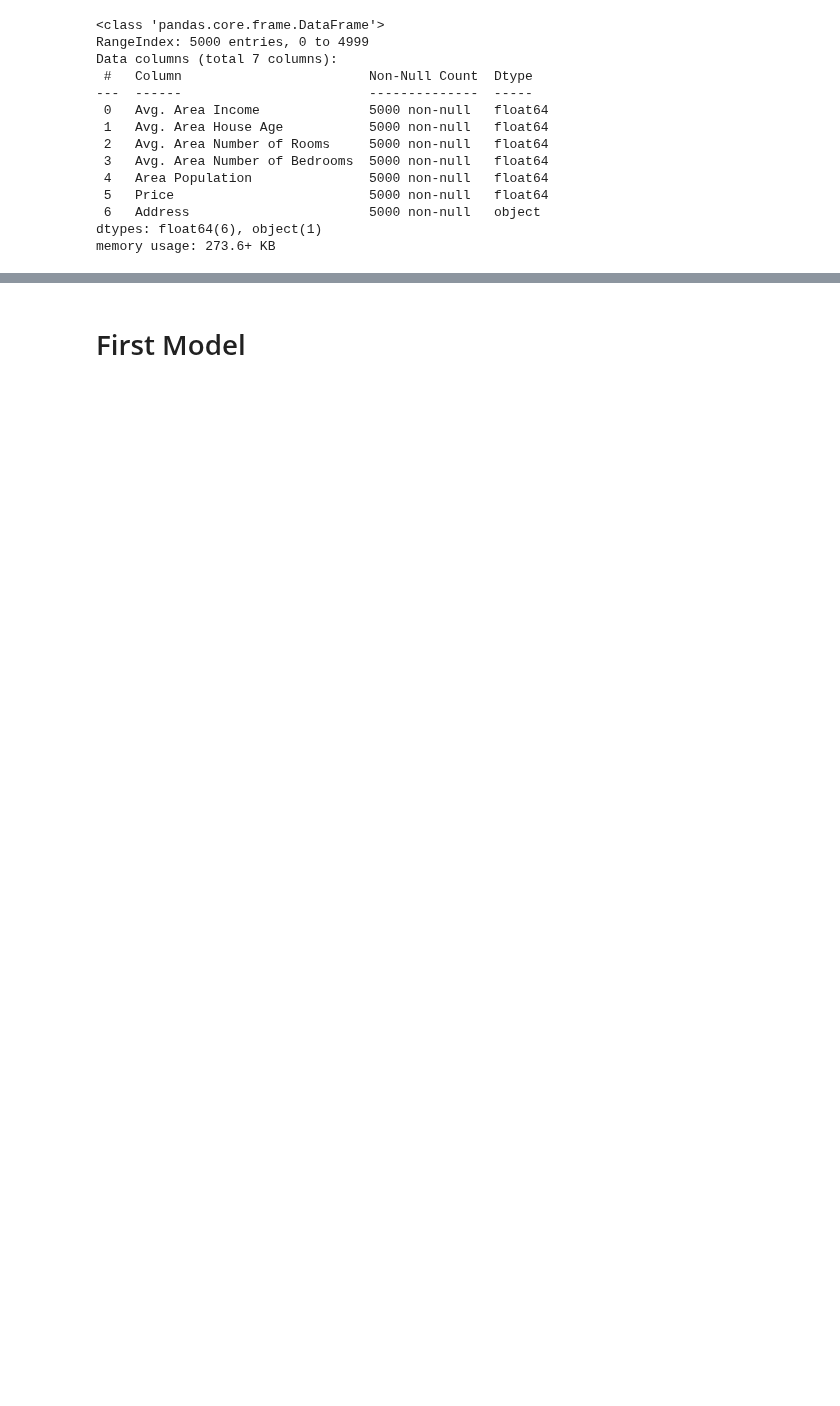
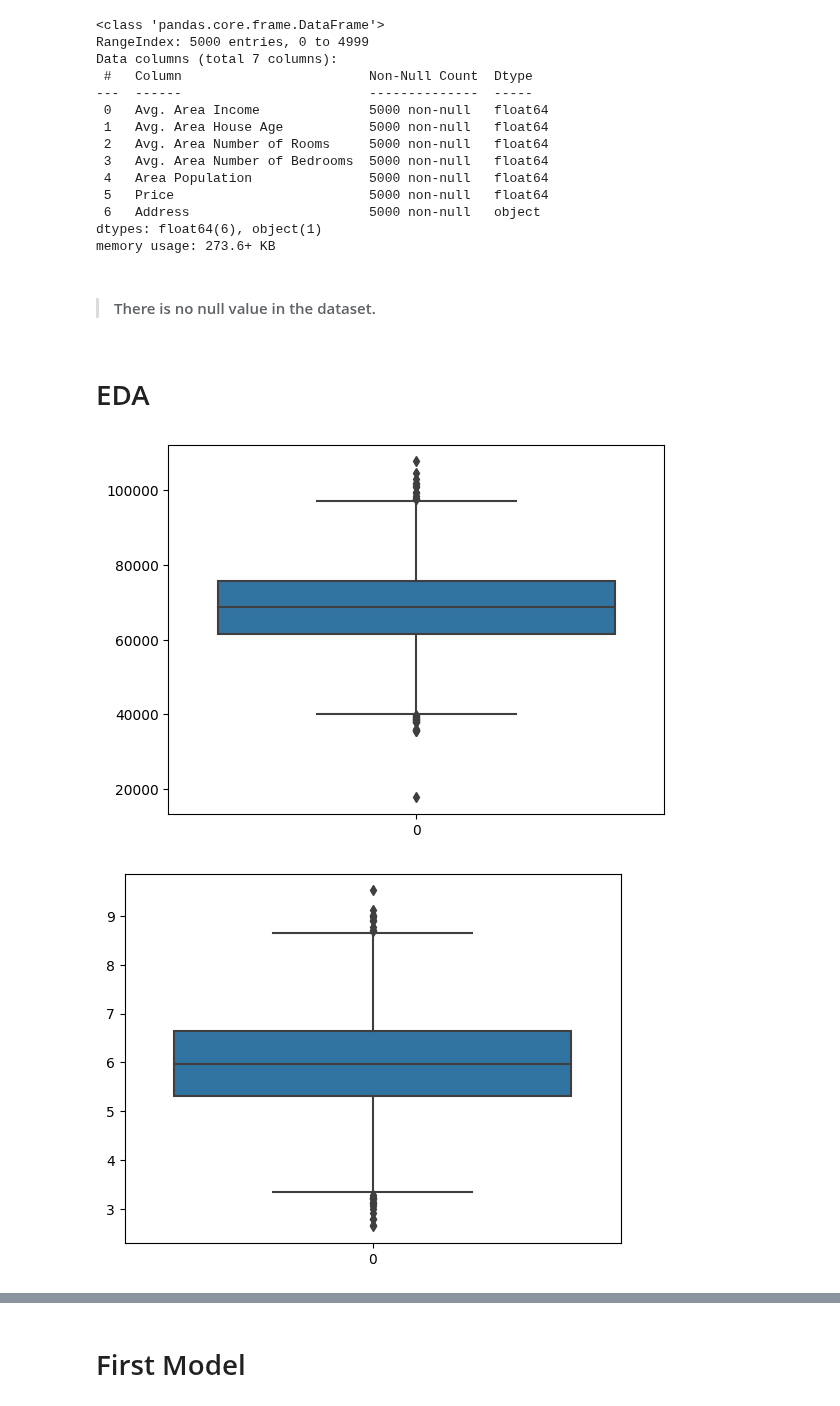
Before and after one commit to Harsh502s/ML-Assignments, a Jupyter notebook: Notebooks/Assignment 2 USA Housing.ipynb, the cells around one changed output, grey strips where cells are left out. Drawn from its saved outputs; the diff is of its cells as text; code cells hidden in the pictures; blank space fills up the shorter version.

```diff
--- a/Notebooks/Assignment 2 USA Housing.ipynb
+++ b/Notebooks/Assignment 2 USA Housing.ipynb
@@ -59,3 +48,7 @@ Data columns (total 7 columns):
  6   Address                       5000 non-null   object
 dtypes: float64(6), object(1)
 memory usage: 273.6+ KB
+# %% [markdown]
+> #### There is no null value in the dataset.
+# %% [markdown]
+# EDA
@@ -61,0 +59,9 @@ memory usage: 273.6+ KB
+# %%
+# Cheking Outliers using Boxplot
+
+for i in df.columns:
+    sns.boxplot(df[i])
+    plt.show()
+# %% [output]
+[figure, added]
+[figure, added]
```
Also changed, not shown: parts of 44 cells of this notebook, 1 other file.
